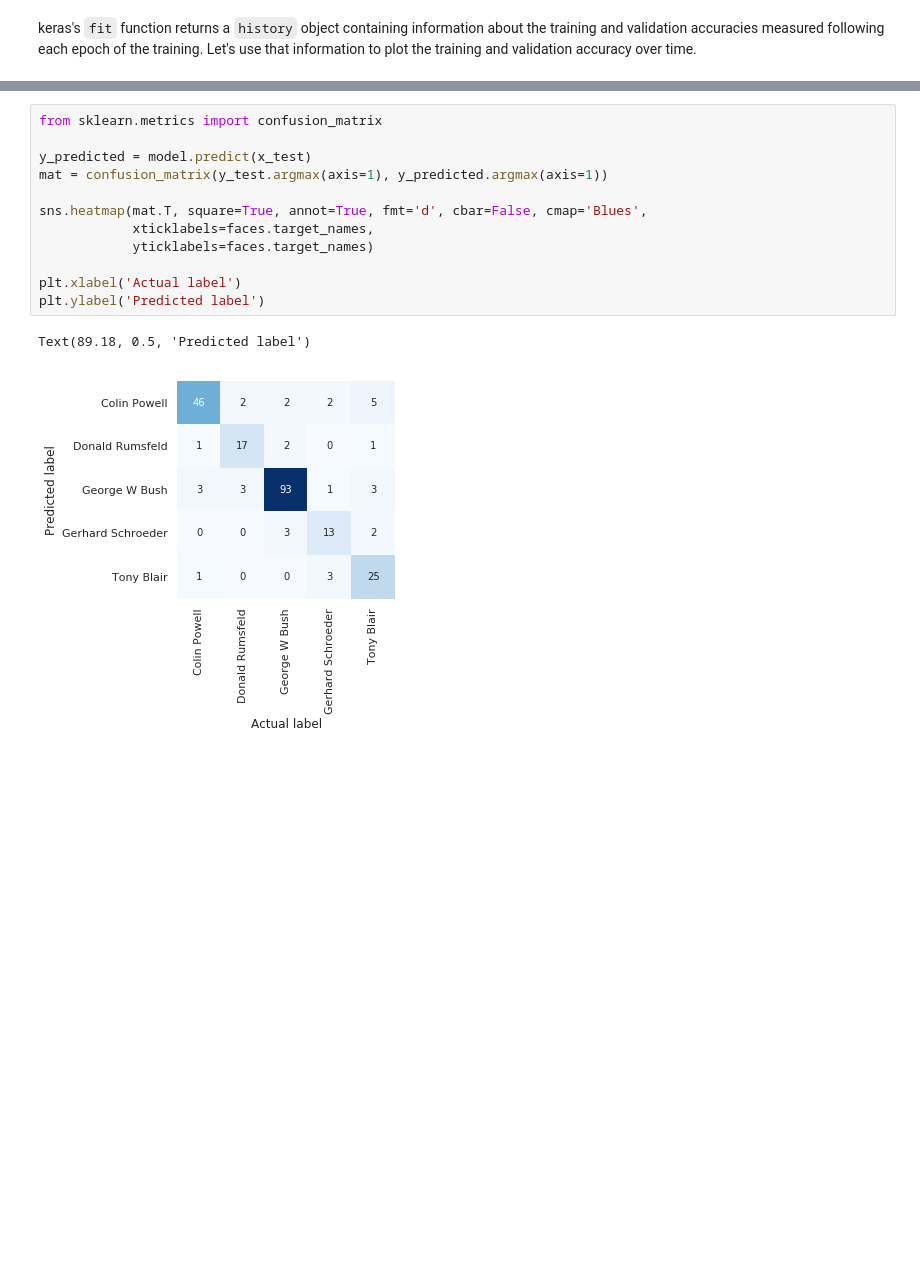
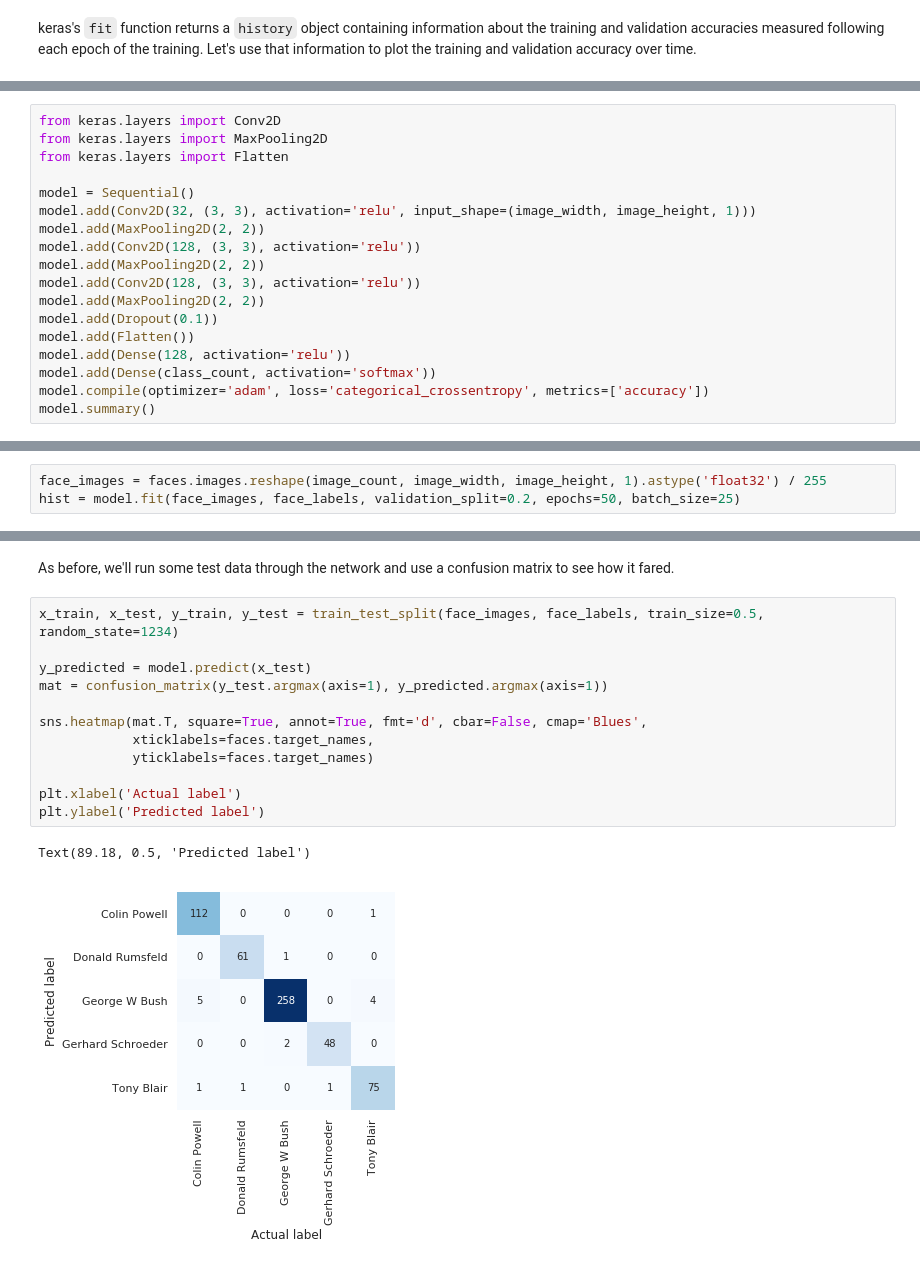
Before and after one commit to jeffprosise/Deep-Learning, a Jupyter notebook: Facial Recognition.ipynb, the cells around one changed output, grey strips where cells are left out. Saved outputs shown, nothing was run; the diff lists cells and outputs as text; blank space fills up the shorter version.

```diff
--- a/Facial Recognition.ipynb
+++ b/Facial Recognition.ipynb
@@ -278,0 +305,18 @@ It might be helpful to run the test data through the network and generate a conf
+# %%
+from keras.layers import Conv2D
+from keras.layers import MaxPooling2D
+from keras.layers import Flatten
+
+model = Sequential()
+model.add(Conv2D(32, (3, 3), activation='relu', input_shape=(image_width, image_height, 1)))
+model.add(MaxPooling2D(2, 2))
+model.add(Conv2D(128, (3, 3), activation='relu'))
+model.add(MaxPooling2D(2, 2))
+model.add(Conv2D(128, (3, 3), activation='relu'))
+model.add(MaxPooling2D(2, 2))
+model.add(Dropout(0.1))
+model.add(Flatten())
+model.add(Dense(128, activation='relu'))
+model.add(Dense(class_count, activation='softmax'))
+model.compile(optimizer='adam', loss='categorical_crossentropy', metrics=['accuracy'])
+model.summary()
@@ -278,0 +343,3 @@ It might be helpful to run the test data through the network and generate a conf
+# %%
+face_images = faces.images.reshape(image_count, image_width, image_height, 1).astype('float32') / 255
+hist = model.fit(face_images, face_labels, validation_split=0.2, epochs=50, batch_size=25)
@@ -279,15 +370,17 @@ It might be helpful to run the test data through the network and generate a conf
+# %% [markdown]
+As before, we'll run some test data through the network and use a confusion matrix to see how it fared.
 # %%
-from sklearn.metrics import confusion_matrix
+x_train, x_test, y_train, y_test = train_test_split(face_images, face_labels, train_size=0.5, random_state=1234)
 
 y_predicted = model.predict(x_test)
 mat = confusion_matrix(y_test.argmax(axis=1), y_predicted.argmax(axis=1))
 
 sns.heatmap(mat.T, square=True, annot=True, fmt='d', cbar=False, cmap='Blues',
             xticklabels=faces.target_names,
             yticklabels=faces.target_names)
 
 plt.xlabel('Actual label')
 plt.ylabel('Predicted label')
 # %% [output]
 Text(89.18, 0.5, 'Predicted label')
-[figure, old version]
+[figure, new version]
```
Also changed, not shown: parts of 51 cells of this notebook, 1 other file.
